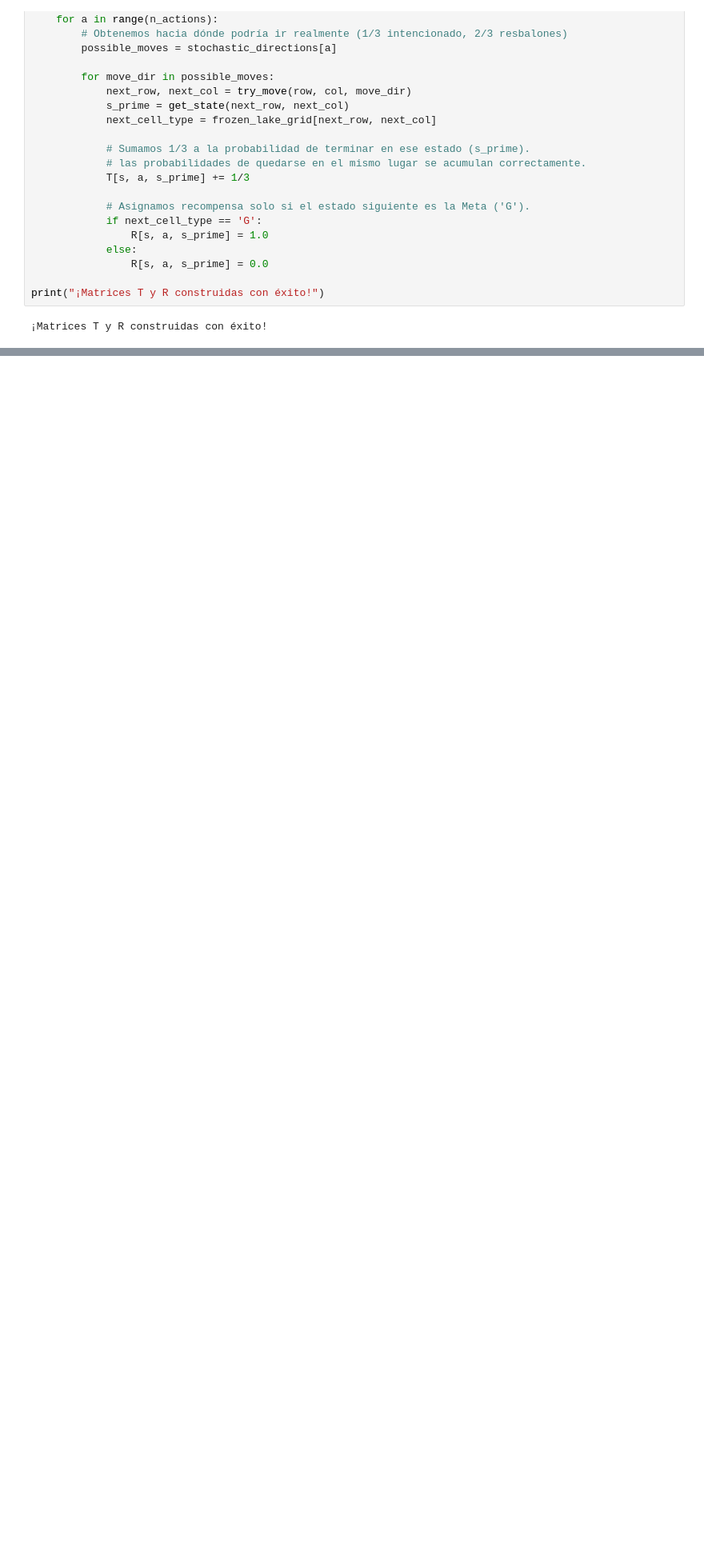
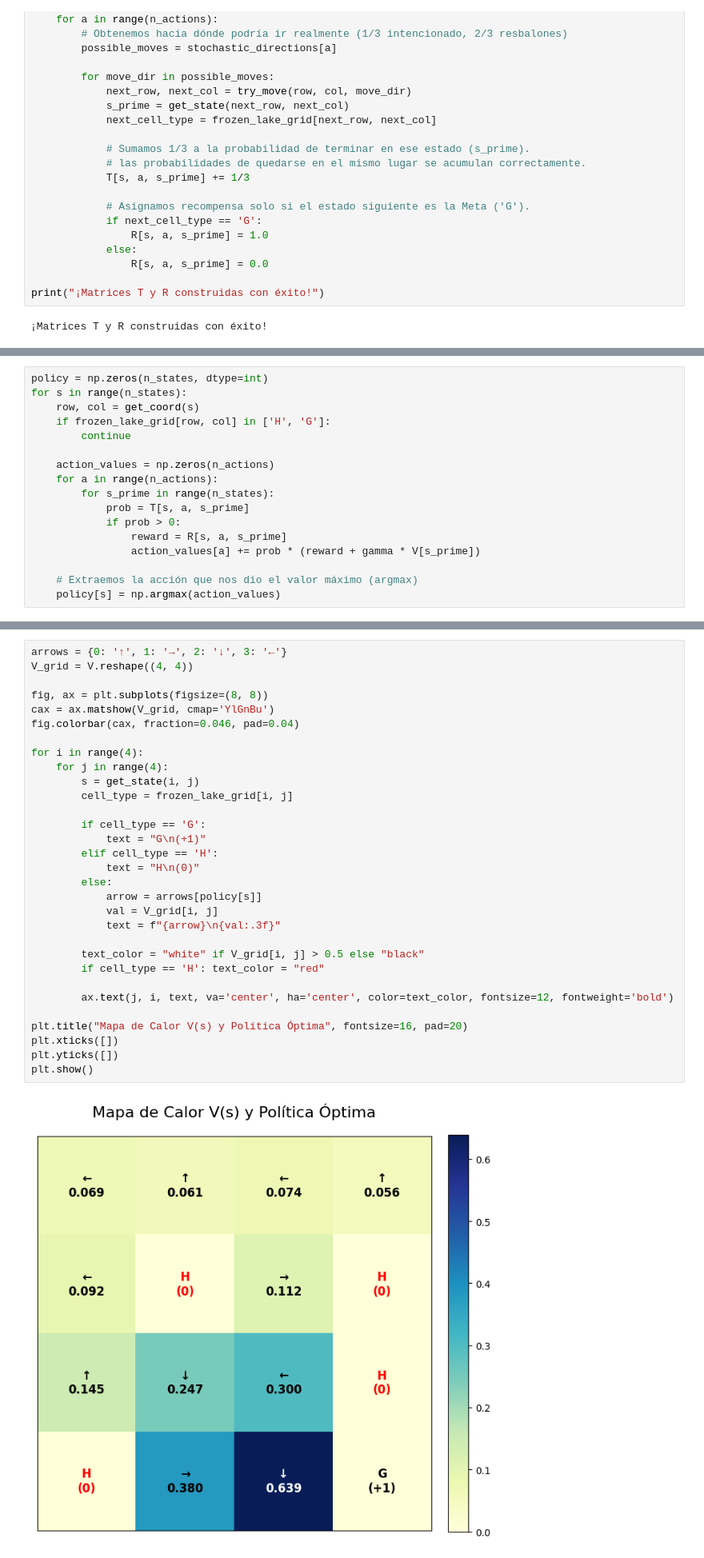
Before and after one commit to Vann06/Inteligencia_Artificial, a Jupyter notebook: frozen_lake.ipynb, the cells around one changed output, grey strips where cells are left out. Shown at 80% size. Saved outputs shown, nothing was run; the diff lists cells and outputs as text; blank space fills up the shorter version.

```diff
--- a/frozen_lake.ipynb
+++ b/frozen_lake.ipynb
@@ -171,0 +254,17 @@ print("¡Matrices T y R construidas con éxito!")
+# %%
+policy = np.zeros(n_states, dtype=int)
+for s in range(n_states):
+    row, col = get_coord(s)
+    if frozen_lake_grid[row, col] in ['H', 'G']:
+        continue
+
+    action_values = np.zeros(n_actions)
+    for a in range(n_actions):
+        for s_prime in range(n_states):
+            prob = T[s, a, s_prime]
+            if prob > 0:
+                reward = R[s, a, s_prime]
+                action_values[a] += prob * (reward + gamma * V[s_prime])
+
+    # Extraemos la acción que nos dio el valor máximo (argmax)
+    policy[s] = np.argmax(action_values)
@@ -171,0 +275,33 @@ print("¡Matrices T y R construidas con éxito!")
+# %%
+arrows = {0: '↑', 1: '→', 2: '↓', 3: '←'}
+V_grid = V.reshape((4, 4))
+
+fig, ax = plt.subplots(figsize=(8, 8))
+cax = ax.matshow(V_grid, cmap='YlGnBu')
+fig.colorbar(cax, fraction=0.046, pad=0.04)
+
+for i in range(4):
+    for j in range(4):
+        s = get_state(i, j)
+        cell_type = frozen_lake_grid[i, j]
+
+        if cell_type == 'G':
+            text = "G\n(+1)"
+        elif cell_type == 'H':
+            text = "H\n(0)"
+        else:
+            arrow = arrows[policy[s]]
+            val = V_grid[i, j]
+            text = f"{arrow}\n{val:.3f}"
+
+        text_color = "white" if V_grid[i, j] > 0.5 else "black"
+        if cell_type == 'H': text_color = "red"
+
+        ax.text(j, i, text, va='center', ha='center', color=text_color, fontsize=12, fontweight='bold')
+
+plt.title("Mapa de Calor V(s) y Política Óptima", fontsize=16, pad=20)
+plt.xticks([])
+plt.yticks([])
+plt.show()
+# %% [output]
+[figure, added]
```
Also changed, not shown: parts of 6 cells of this notebook.
